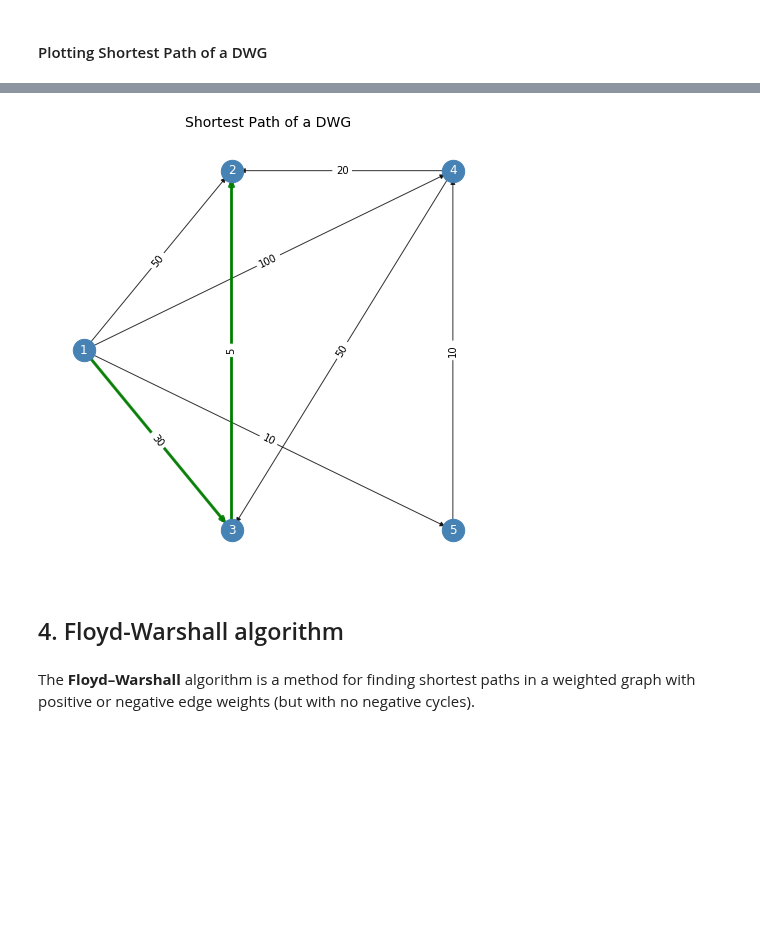
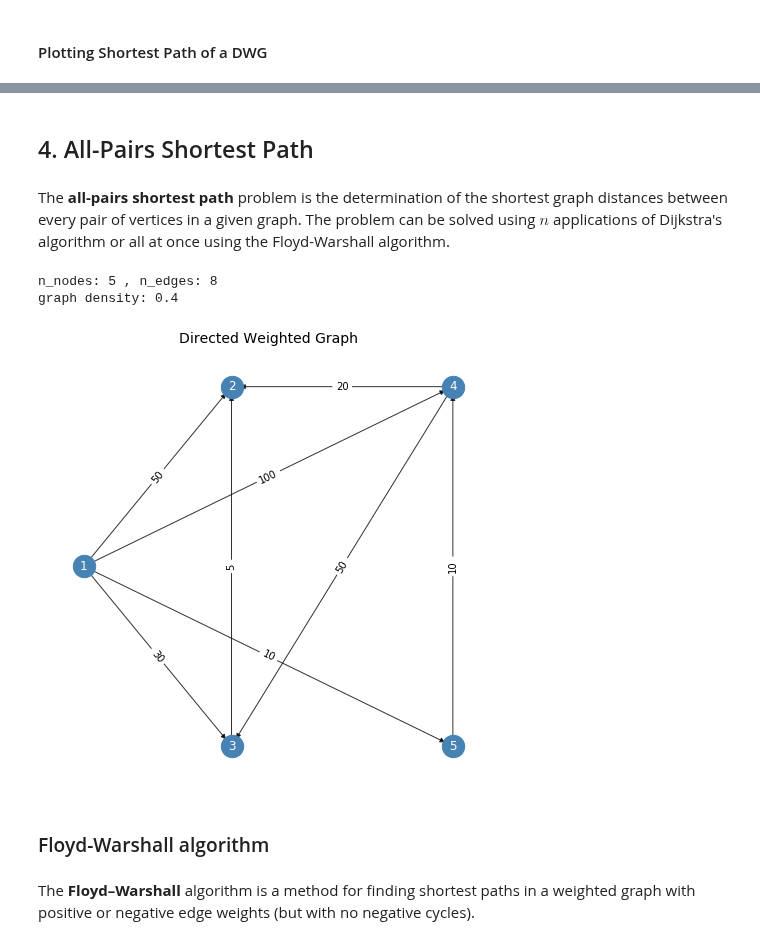
Before and after one commit to ansegura7/Algorithms, a Jupyter notebook: graphs/Graphs.ipynb, the cells around one changed output, grey strips where cells are left out. Saved outputs shown, nothing was run; the diff lists cells and outputs as text; code cells hidden in the pictures; blank space fills up the shorter version.

Commit message:
Update Graphs
Updated All-Pairs Shortest Path section.

```diff
--- a/graphs/Graphs.ipynb
+++ b/graphs/Graphs.ipynb
@@ -381,0 +408,26 @@ sp_sol
+# %%
+# Nodes labels
+labels = {}
+for n in dwg.nodes():
+    labels[n] = n
+
+# Edges labels
+weights = {}
+for s, t, w in edges:
+    weights[(s, t)] = w
+
+sp_edges = []
+for i in range(len(sp_sol['path']) - 1):
+    e = (sp_sol['path'][i], sp_sol['path'][i+1])
+    sp_edges.append(e)
+
+# Plot Directed Weighted Graph
+plt.rcParams["figure.figsize"] = [10, 10]
+nx.draw_networkx_nodes(dwg, pos, nodelist=dwg.nodes(), node_color='steelblue', node_size=500, alpha=1)
+nx.draw_networkx_edges(dwg, pos, edgelist=dwg.edges(), width=1, alpha=0.8, edge_color='black')
+nx.draw_networkx_edges(dwg, pos, edgelist=sp_edges,    width=3, alpha=0.9, edge_color='green')
+nx.draw_networkx_labels(dwg, pos, labels, font_size=12, font_color='w')
+nx.draw_networkx_edge_labels(dwg, pos, edge_labels=weights, font_color='black')
+plt.title('Shortest Path of a DWG', fontsize=14)
+plt.axis('off')
+plt.show()
@@ -382,3 +436,25 @@ sp_sol
+# %% [markdown]
+## 4. All-Pairs Shortest Path
+# %% [markdown]
+The **all-pairs shortest path** problem is the determination of the shortest graph distances between every pair of vertices in a given graph. The problem can be solved using $n$ applications of Dijkstra's algorithm or all at once using the Floyd-Warshall algorithm.
+# %%
+# Create an empty Directed Weighted Graph (DWG)
+dwg = nx.DiGraph()
+# %%
+# Add nodes
+nodes_list = [1, 2, 3, 4, 5]
+dwg.add_nodes_from(nodes_list)
+# %%
+# Add weighted edges
+edges = [(1, 2, 50), (1, 3, 30), (1, 4, 100), (1, 5, 10), (3, 2, 5), (4, 2, 20), (4, 3, 50), (5, 4, 10)]
+dwg.add_weighted_edges_from(edges)
+# %%
+# Calculate the graph density
+density = get_graph_density(dwg)
+print('graph density:', density)
+# %% [output]
+n_nodes: 5 , n_edges: 8
+graph density: 0.4
 # %%
 # We then set the coordinates of each node
 dwg.node[1]['pos'] = (0, 0)
@@ -392,33 +468,27 @@ pos = nx.get_node_attributes(dwg, 'pos')
 # %%
 # Nodes labels
 labels = {}
 for n in dwg.nodes():
     labels[n] = n
 
 # Edges labels
 weights = {}
 for s, t, w in edges:
     weights[(s, t)] = w
 
-sp_edges = []
-for i in range(len(sp_sol['path']) - 1):
-    e = (sp_sol['path'][i], sp_sol['path'][i+1])
-    sp_edges.append(e)
-
 # Plot Directed Weighted Graph
 plt.rcParams["figure.figsize"] = [8, 8]
 nx.draw_networkx_nodes(dwg, pos, nodelist=dwg.nodes(), node_color='steelblue', node_size=500, alpha=1)
 nx.draw_networkx_edges(dwg, pos, edgelist=dwg.edges(), width=1, alpha=0.8, edge_color='black')
-nx.draw_networkx_edges(dwg, pos, edgelist=sp_edges,    width=3, alpha=0.9, edge_color='green')
 nx.draw_networkx_labels(dwg, pos, labels, font_size=12, font_color='w')
 nx.draw_networkx_edge_labels(dwg, pos, edge_labels=weights, font_color='black')
-plt.title('Shortest Path of a DWG', fontsize=14)
+plt.title('Directed Weighted Graph', fontsize=14)
 plt.axis('off')
 plt.show()
 # %% [output]
-[figure, old version]
+[figure, new version]
 # %% [markdown]
-## 4. Floyd-Warshall algorithm
+### Floyd-Warshall algorithm
 # %% [markdown]
 The **Floyd–Warshall** algorithm is a method for finding shortest paths in a weighted graph with positive or negative edge weights (but with no negative cycles).
 # %% [markdown]
```
Also changed, not shown: parts of 19 cells of this notebook, 2 other files.
